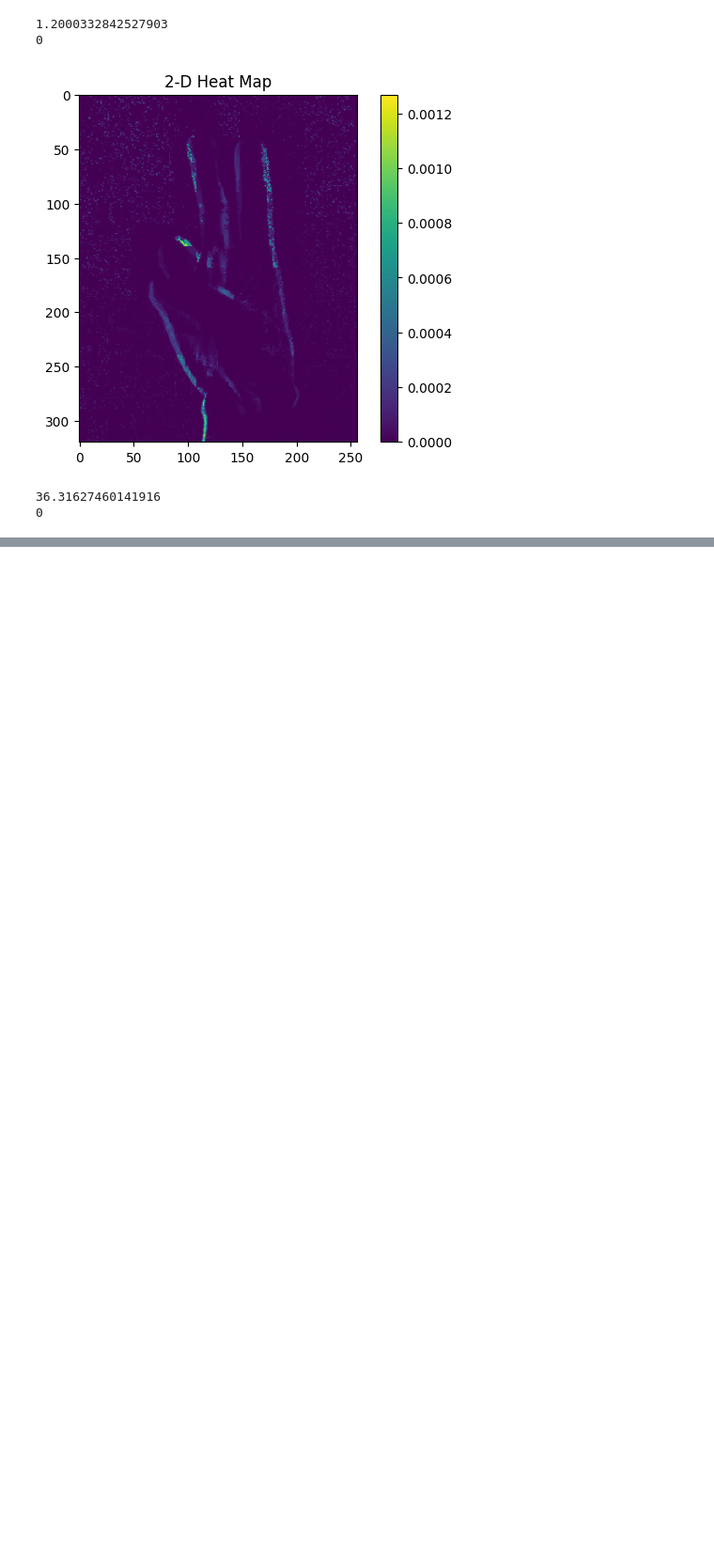
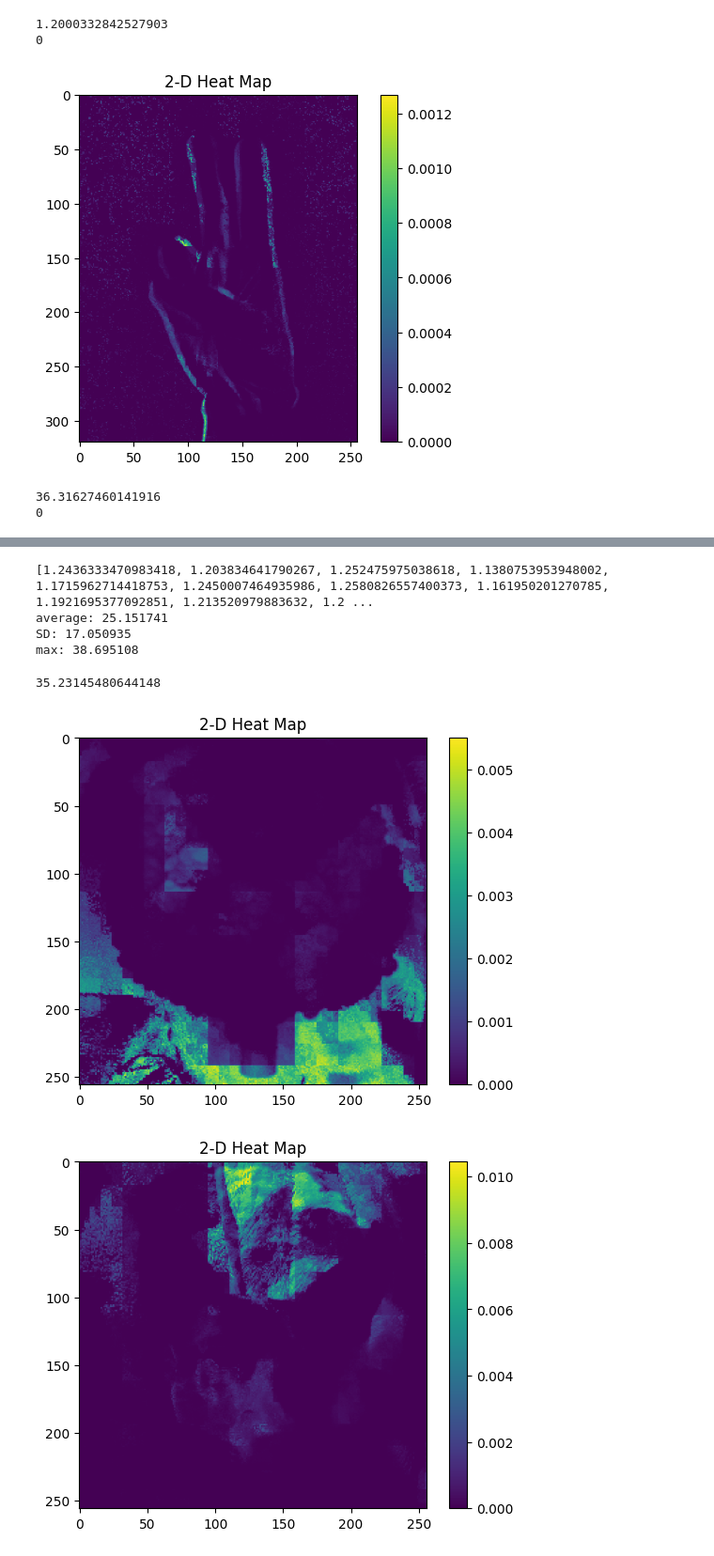
Before and after one commit to ethanyc04/csplus-ot, a Jupyter notebook: ot_testing.ipynb, the cells around one changed output, grey strips where cells are left out. Shown: that part at 94% size. Saved outputs shown, nothing was run; the diff lists cells and outputs as text; code cells hidden in the pictures; blank space fills up the shorter version.

```diff
--- a/ot_testing.ipynb
+++ b/ot_testing.ipynb
@@ -556,0 +589,43 @@ print(len(ret))
+# %%
+import statistics
+
+print(similar_costs)
+print("average: %f" % statistics.mean(similar_costs))
+print("SD: %f" % statistics.stdev(similar_costs))
+print("max: %f" % max(similar_costs))
+# %% [output]
+[1.2436333470983418, 1.203834641790267, 1.252475975038618, 1.1380753953948002, 1.1715962714418753, 1.2450007464935986, 1.2580826557400373, 1.161950201270785, 1.1921695377092851, 1.213520979883632, 1.2 ...
+average: 25.151741
+SD: 17.050935
+max: 38.695108
+# %%
+#testing on different images with random shift
+
+min_cost = 100000000
+diff_approx_ot_plan = {}
+different_image_points = images_to_points(normalized_tree, normalized_dog)
+different_costs = []
+
+for i in range(n_trials):
+    cost = 0
+    transport_plan = {}
+    different_image_points_copy = copy.deepcopy(different_image_points)
+    rand_x, rand_y, rand_l = getrandshift(different_image_points_copy)
+    rand_sq = square(rand_x, rand_y, rand_l)
+    rqtree = quadtree(rand_sq, 1)
+    for p in different_image_points_copy:
+        rqtree.insert(p)
+    rqtree.killemptychildren()
+    compute_ot(rqtree, euclid_dist)
+    different_costs.append(cost)
+    if cost < min_cost:
+        min_cost = cost
+        diff_approx_ot_plan = transport_plan.copy()
+
+print(min_cost)
+heatmapin(diff_approx_ot_plan, tree.shape[0], tree.shape[1])
+heatmapout(diff_approx_ot_plan, tree.shape[0], tree.shape[1])
+# %% [output]
+35.23145480644148
+[figure, added]
+[figure, added]
```
Also changed, not shown: parts of 8 cells of this notebook.
